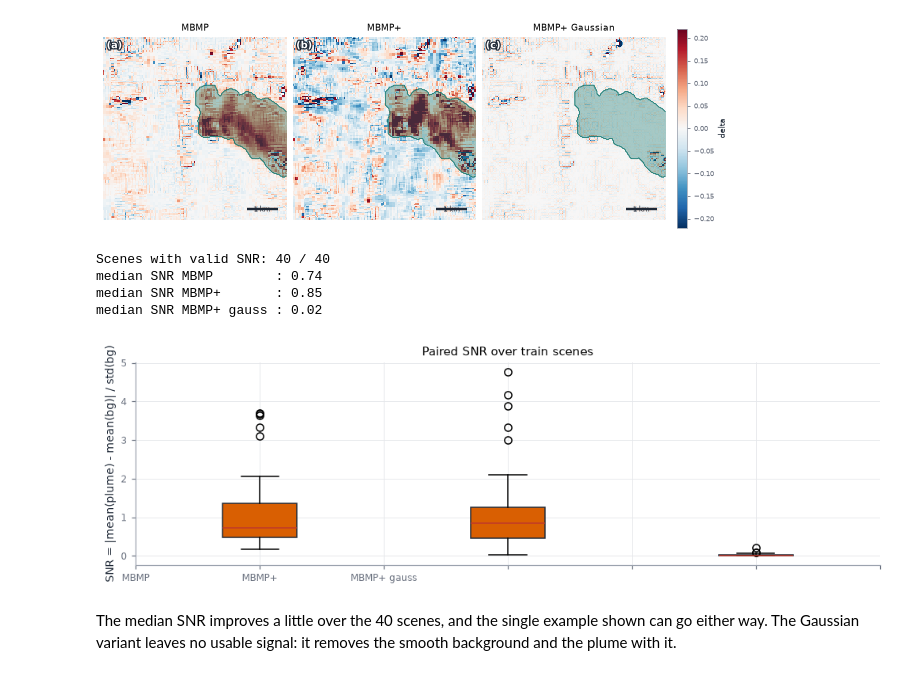
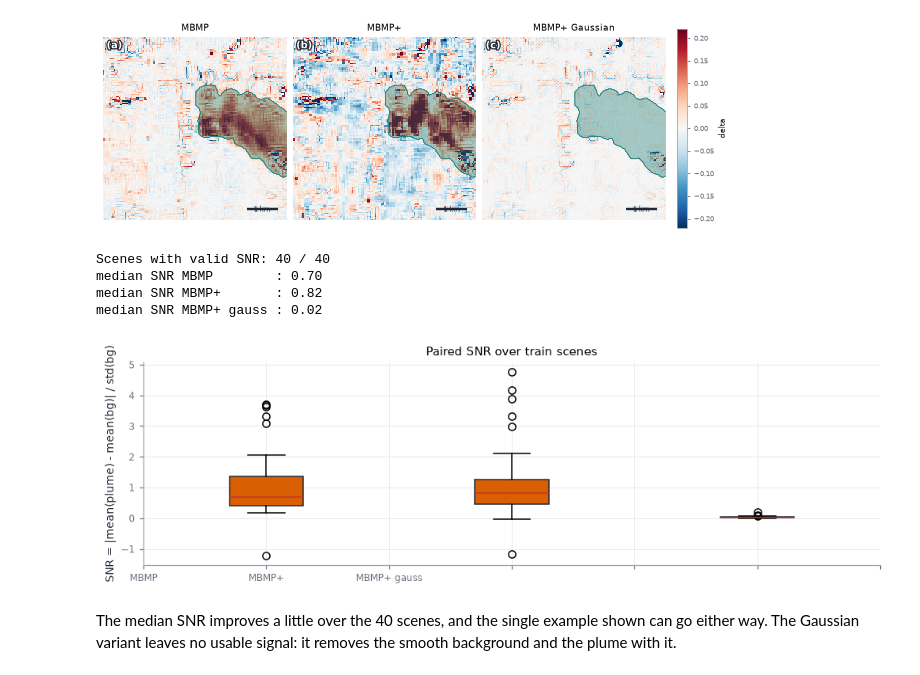
Before and after one commit to IPL-UV/taco-methaneset, a Jupyter notebook: methaneset-codes/notebooks/02_l89.ipynb, the cells around one changed output. Cells and saved outputs as stored; diff of their text form; code cells hidden in the pictures.

```diff
--- a/methaneset-codes/notebooks/02_l89.ipynb
+++ b/methaneset-codes/notebooks/02_l89.ipynb
@@ -612,45 +609,39 @@ for i in sample_idx:
     d_plus_i = C.mbmp_plus(t, bg0, swir=swir)
     d_gauss_i = C.mbmp_plus_gauss(d0_i)
 
-    def _snr_i(img):
-        s_out = np.nanstd(img[outside])
-        if s_out == 0 or not np.isfinite(s_out):
-            return np.nan
-        return abs(np.nanmean(img[p]) - np.nanmean(img[outside])) / s_out
-
-    snr_mbmp.append(_snr_i(d0_i))
-    snr_plus.append(_snr_i(d_plus_i))
-    snr_gauss.append(_snr_i(d_gauss_i))
+    snr_mbmp.append(C.snr(d0_i, p, outside))
+    snr_plus.append(C.snr(d_plus_i, p, outside))
+    snr_gauss.append(C.snr(d_gauss_i, p, outside))
 
 snr_mbmp = np.array(snr_mbmp)
 snr_plus = np.array(snr_plus)
 snr_gauss = np.array(snr_gauss)
 valid = np.isfinite(snr_mbmp) & np.isfinite(snr_plus) & np.isfinite(snr_gauss)
 
 print(f"Scenes with valid SNR: {valid.sum()} / {len(sample_idx)}")
 print(f"median SNR MBMP        : {np.median(snr_mbmp[valid]):.2f}")
 print(f"median SNR MBMP+       : {np.median(snr_plus[valid]):.2f}")
 print(f"median SNR MBMP+ gauss : {np.median(snr_gauss[valid]):.2f}")
 
 fig, axes = C.panels(1, dpi=C.DPI["hero"], rows=1, kind="plot")
 ax = axes[0]
 ax.boxplot(
     [snr_mbmp[valid], snr_plus[valid], snr_gauss[valid]],
     tick_labels=["MBMP", "MBMP+", "MBMP+ gauss"],
     patch_artist=True,
     boxprops=dict(facecolor=C.PALETTE['l89'], color=C.PALETTE["ink"]),
     medianprops=dict(color=C.PALETTE["ch4"]),
 )
 ax.set_title("Paired SNR over train scenes")
 ax.set_ylabel("SNR = |mean(plume) - mean(bg)| / std(bg)")
 C.ax_plot(ax)
 plt.show()
 # %% [output]
 Scenes with valid SNR: 40 / 40
-median SNR MBMP        : 0.74
-median SNR MBMP+       : 0.85
+median SNR MBMP        : 0.70
+median SNR MBMP+       : 0.82
 median SNR MBMP+ gauss : 0.02
-[figure, old version]
+[figure, new version]
 # %% [markdown]
 The median SNR improves a little over the 40 scenes, and the single example shown can go either way. The Gaussian variant leaves no usable signal: it removes the smooth background and the plume with it.
 # %% [markdown]
```
Also changed, not shown: parts of 3 cells of this notebook, 2 other files.
